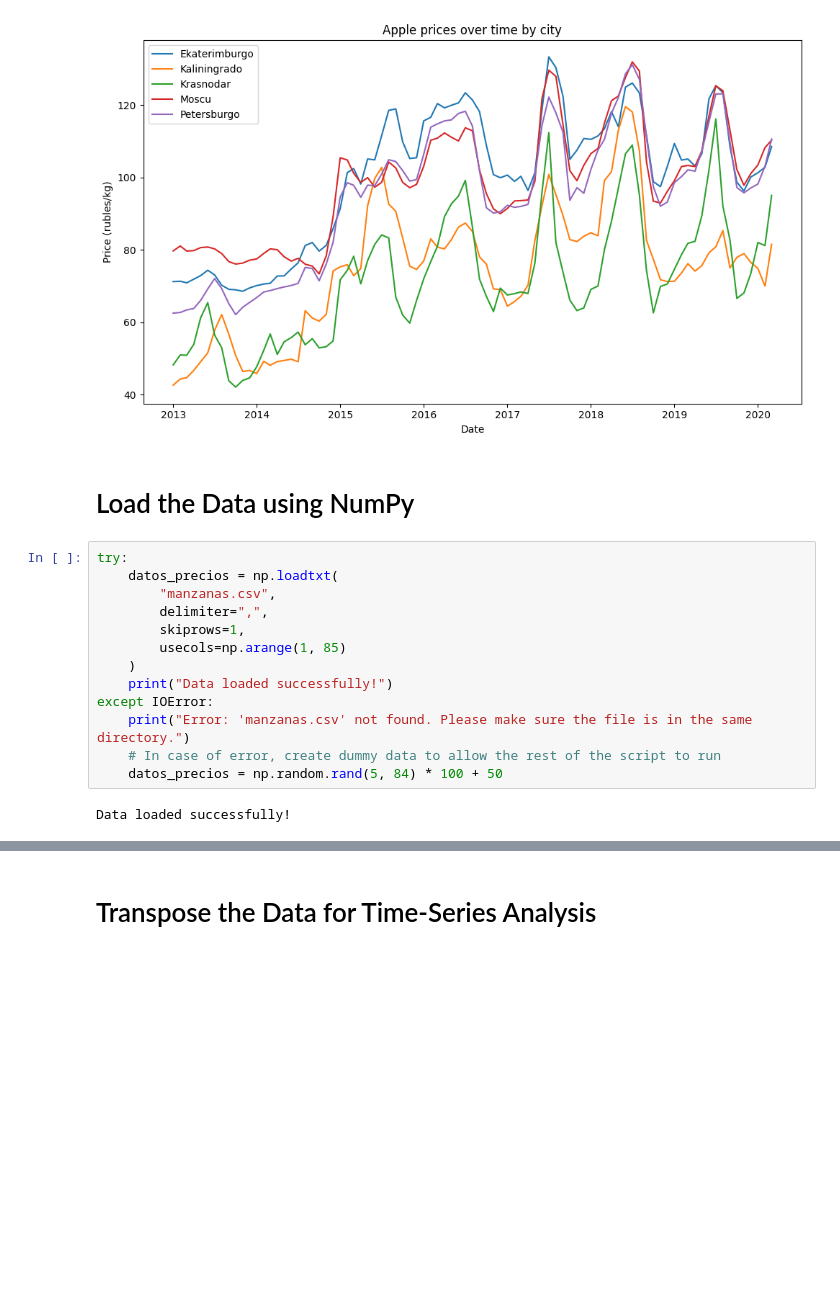
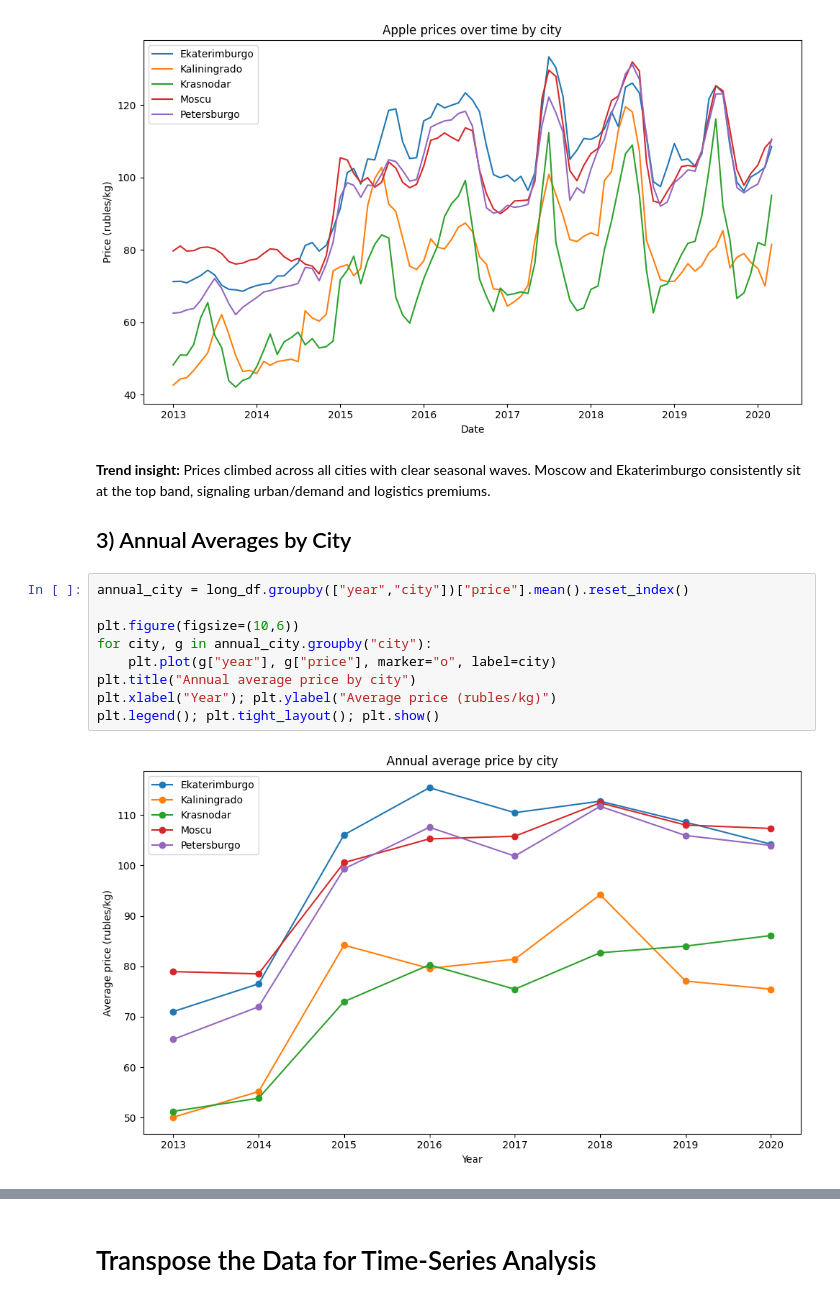
Before and after one commit to AnnaPChop/russian-apple-prices-analysis, a Jupyter notebook: Apple_Price_Analysis.ipynb, the cells around one changed output, grey strips where cells are left out. Cells and saved outputs as stored; diff of their text form; blank space fills up the shorter version.

Commit message:
add annual averages

```diff
--- a/Apple_Price_Analysis.ipynb
+++ b/Apple_Price_Analysis.ipynb
@@ -67,20 +67,18 @@ plt.legend(); plt.tight_layout(); plt.show()
 # %% [output]
 [figure]
 # %% [markdown]
-# Load the Data using NumPy
+**Trend insight:** Prices climbed across all cities with clear seasonal waves. Moscow and Ekaterimburgo consistently sit at the top band, signaling urban/demand and logistics premiums.
+
+## 3) Annual Averages by City
 # %%
-try:
-    datos_precios = np.loadtxt(
-        "manzanas.csv",
-        delimiter=",",
-        skiprows=1,
-        usecols=np.arange(1, 85)
-    )
-    print("Data loaded successfully!")
-except IOError:
-    print("Error: 'manzanas.csv' not found. Please make sure the file is in the same directory.")
-    # In case of error, create dummy data to allow the rest of the script to run
-    datos_precios = np.random.rand(5, 84) * 100 + 50
+annual_city = long_df.groupby(["year","city"])["price"].mean().reset_index()
+
+plt.figure(figsize=(10,6))
+for city, g in annual_city.groupby("city"):
+    plt.plot(g["year"], g["price"], marker="o", label=city)
+plt.title("Annual average price by city")
+plt.xlabel("Year"); plt.ylabel("Average price (rubles/kg)")
+plt.legend(); plt.tight_layout(); plt.show()
 # %% [output]
-Data loaded successfully!
+[figure, added]
 # %% [markdown]
```
Also changed, not shown: parts of 2 cells of this notebook.
